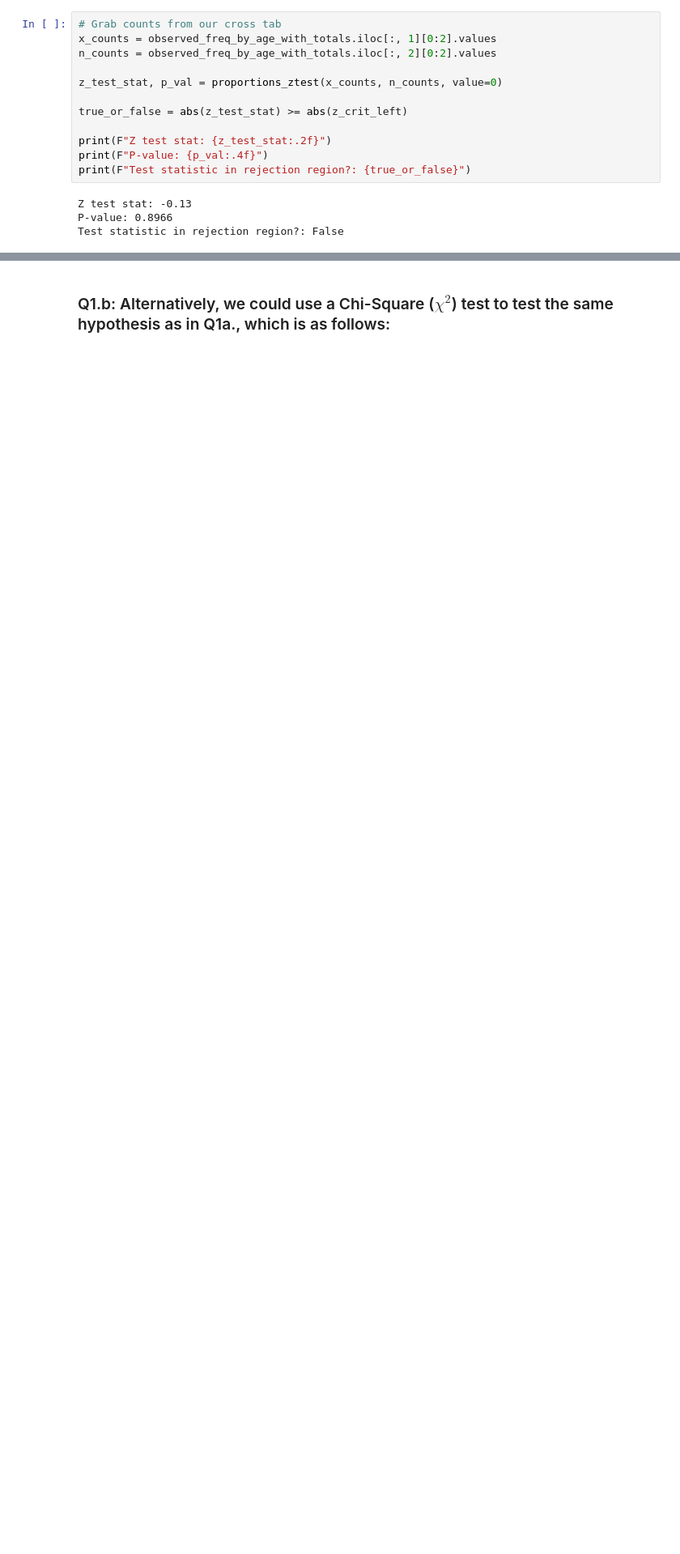
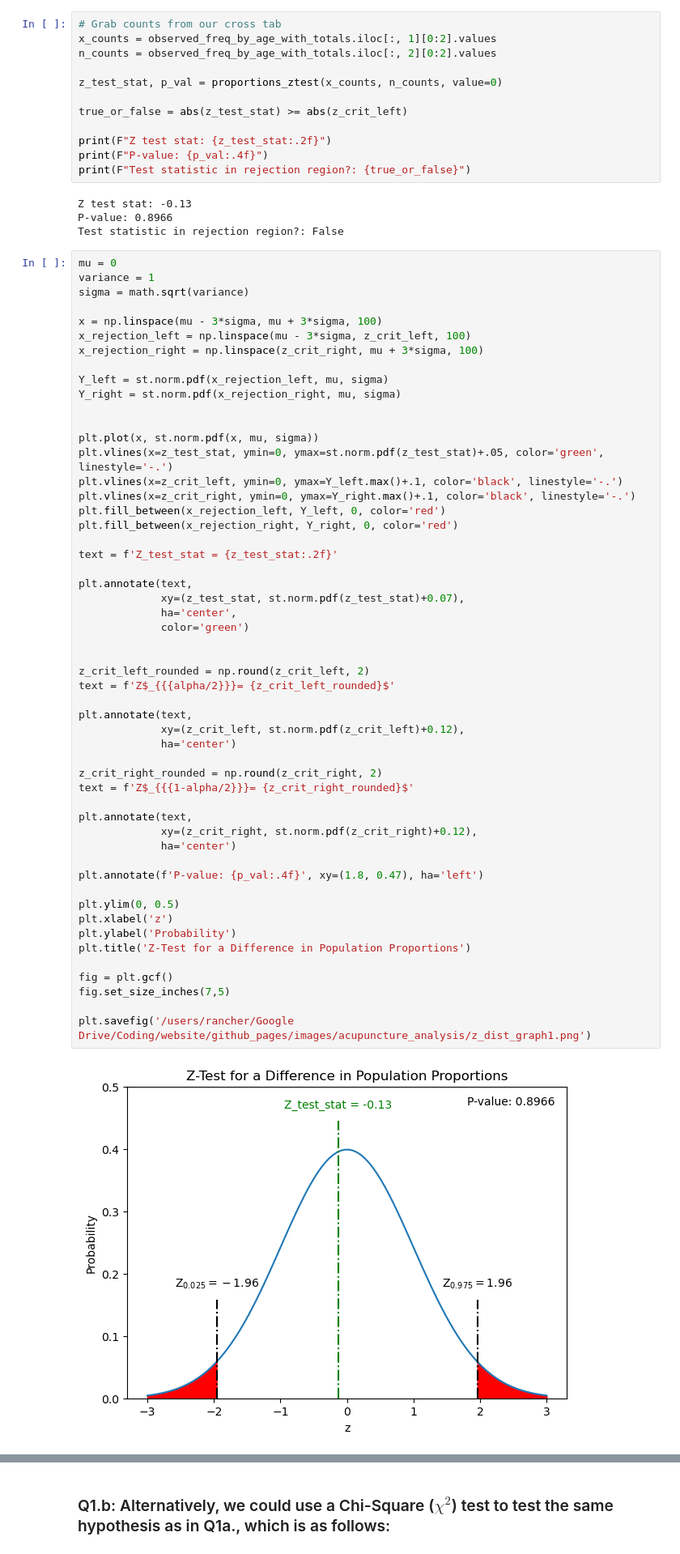
Before and after one commit to papir805/acupuncture_scholarly_analysis, a Jupyter notebook: scholarly_analysis_github.ipynb, the cells around one changed output, grey strips where cells are left out. Shown: that part at 81% size. Saved outputs shown, nothing was run; the diff lists cells and outputs as text; blank space fills up the shorter version.

```diff
--- a/scholarly_analysis_github.ipynb
+++ b/scholarly_analysis_github.ipynb
@@ -112,3 +113,58 @@ print(F"Test statistic in rejection region?: {true_or_false}")
 Z test stat: -0.13
 P-value: 0.8966
 Test statistic in rejection region?: False
+# %%
+mu = 0
+variance = 1
+sigma = math.sqrt(variance)
+
+x = np.linspace(mu - 3*sigma, mu + 3*sigma, 100)
+x_rejection_left = np.linspace(mu - 3*sigma, z_crit_left, 100)
+x_rejection_right = np.linspace(z_crit_right, mu + 3*sigma, 100)
+
+Y_left = st.norm.pdf(x_rejection_left, mu, sigma)
+Y_right = st.norm.pdf(x_rejection_right, mu, sigma)
+
+
+plt.plot(x, st.norm.pdf(x, mu, sigma))
+plt.vlines(x=z_test_stat, ymin=0, ymax=st.norm.pdf(z_test_stat)+.05, color='green', linestyle='-.')
+plt.vlines(x=z_crit_left, ymin=0, ymax=Y_left.max()+.1, color='black', linestyle='-.')
+plt.vlines(x=z_crit_right, ymin=0, ymax=Y_right.max()+.1, color='black', linestyle='-.')
+plt.fill_between(x_rejection_left, Y_left, 0, color='red')
+plt.fill_between(x_rejection_right, Y_right, 0, color='red')
+
+text = f'Z_test_stat = {z_test_stat:.2f}'
+
+plt.annotate(text,
+             xy=(z_test_stat, st.norm.pdf(z_test_stat)+0.07),
+             ha='center',
+             color='green')
+
+
+z_crit_left_rounded = np.round(z_crit_left, 2)
+text = f'Z$_{{{alpha/2}}}= {z_crit_left_rounded}$'
+
+plt.annotate(text,
+             xy=(z_crit_left, st.norm.pdf(z_crit_left)+0.12),
+             ha='center')
+
+z_crit_right_rounded = np.round(z_crit_right, 2)
+text = f'Z$_{{{1-alpha/2}}}= {z_crit_right_rounded}$'
+
+plt.annotate(text,
+             xy=(z_crit_right, st.norm.pdf(z_crit_right)+0.12),
+             ha='center')
+
+plt.annotate(f'P-value: {p_val:.4f}', xy=(1.8, 0.47), ha='left')
+
+plt.ylim(0, 0.5)
+plt.xlabel('z')
+plt.ylabel('Probability')
+plt.title('Z-Test for a Difference in Population Proportions')
+
+fig = plt.gcf()
+fig.set_size_inches(7,5)
+
+plt.savefig('/users/rancher/Google Drive/Coding/website/github_pages/images/acupuncture_analysis/z_dist_graph1.png')
+# %% [output]
+[figure, added]
```
Also changed, not shown: parts of 20 cells of this notebook.
